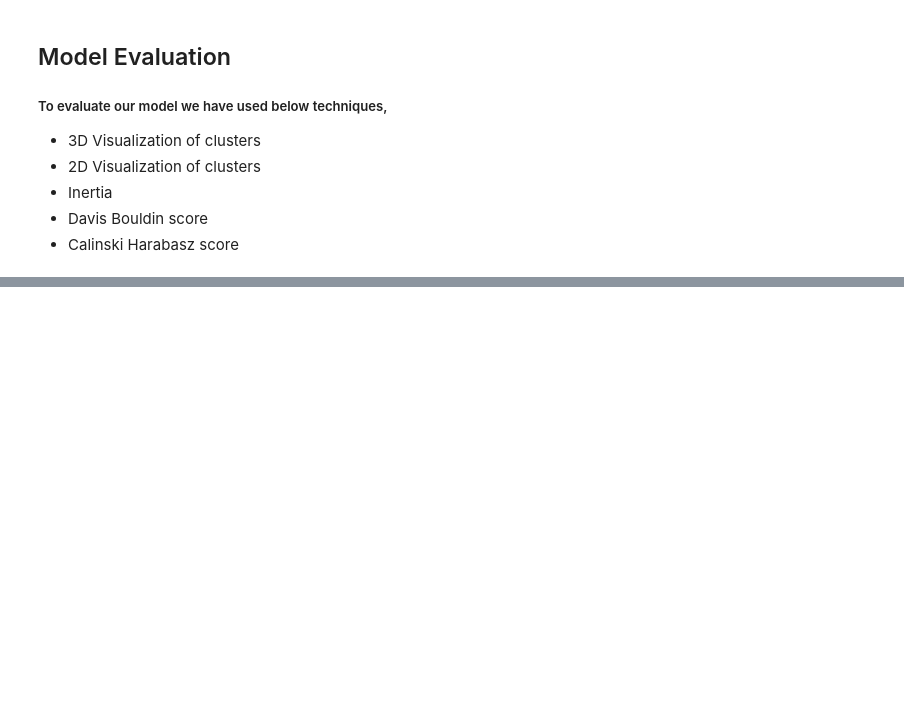
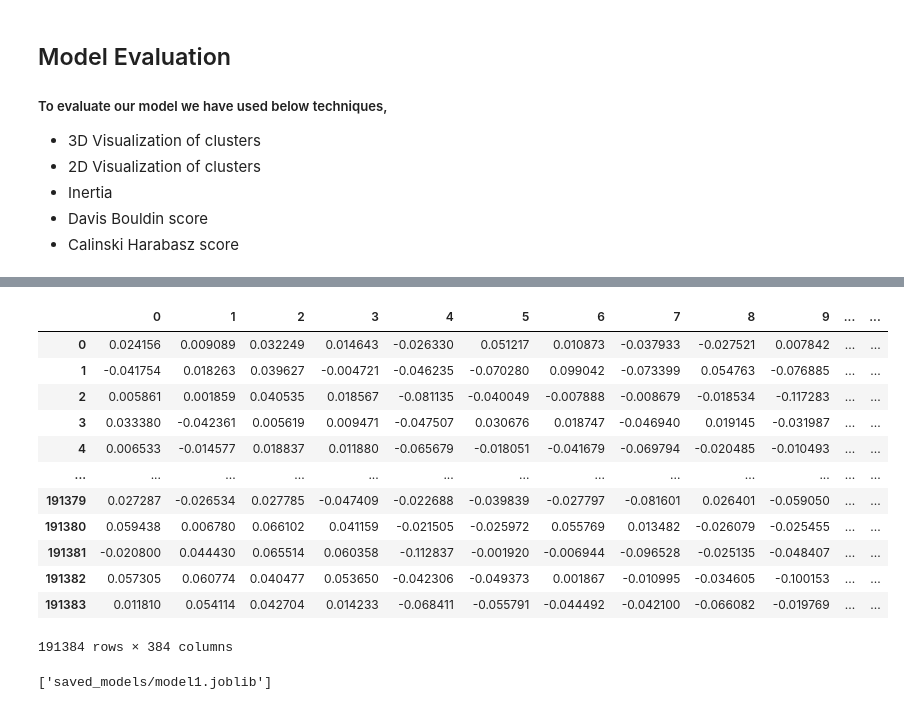
Before and after one commit to vimukthi69/DeepLearning_Project, a Jupyter notebook: Model1 (1).ipynb, the cells around one changed output, grey strips where cells are left out. Saved outputs shown, nothing was run; the diff lists cells and outputs as text; code cells hidden in the pictures; blank space fills up the shorter version.

```diff
--- a/Model1 (1).ipynb
+++ b/Model1 (1).ipynb
@@ -263,0 +268,18 @@ Calinski-Harabasz Index: 19154.576950845396
+# %%
+# Writing all miniLm embeddings to a CSV file
+df_embed = pd.DataFrame(review_embeddings)
+df_embed
+# %% [output]
+|  | 0 | 1 | 2 | 3 | 4 | 5 | 6 | 7 | 8 | 9 | ... | ... |
+| 0 | 0.024156 | 0.009089 | 0.032249 | 0.014643 | -0.026330 | 0.051217 | 0.010873 | -0.037933 | -0.027521 | 0.007842 | ... | ... |
+| 1 | -0.041754 | 0.018263 | 0.039627 | -0.004721 | -0.046235 | -0.070280 | 0.099042 | -0.073399 | 0.054763 | -0.076885 | ... | ... |
+| 2 | 0.005861 | 0.001859 | 0.040535 | 0.018567 | -0.081135 | -0.040049 | -0.007888 | -0.008679 | -0.018534 | -0.117283 | ... | ... |
+| 3 | 0.033380 | -0.042361 | 0.005619 | 0.009471 | -0.047507 | 0.030676 | 0.018747 | -0.046940 | 0.019145 | -0.031987 | ... | ... |
+| 4 | 0.006533 | -0.014577 | 0.018837 | 0.011880 | -0.065679 | -0.018051 | -0.041679 | -0.069794 | -0.020485 | -0.010493 | ... | ... |
+| ... | ... | ... | ... | ... | ... | ... | ... | ... | ... | ... | ... | ... |
+| 191379 | 0.027287 | -0.026534 | 0.027785 | -0.047409 | -0.022688 | -0.039839 | -0.027797 | -0.081601 | 0.026401 | -0.059050 | ... | ... |
+| 191380 | 0.059438 | 0.006780 | 0.066102 | 0.041159 | -0.021505 | -0.025972 | 0.055769 | 0.013482 | -0.026079 | -0.025455 | ... | ... |
+| 191381 | -0.020800 | 0.044430 | 0.065514 | 0.060358 | -0.112837 | -0.001920 | -0.006944 | -0.096528 | -0.025135 | -0.048407 | ... | ... |
+| 191382 | 0.057305 | 0.060774 | 0.040477 | 0.053650 | -0.042306 | -0.049373 | 0.001867 | -0.010995 | -0.034605 | -0.100153 | ... | ... |
+| 191383 | 0.011810 | 0.054114 | 0.042704 | 0.014233 | -0.068411 | -0.055791 | -0.044492 | -0.042100 | -0.066082 | -0.019769 | ... | ... |
+191384 rows × 384 columns
@@ -263,0 +288,5 @@ Calinski-Harabasz Index: 19154.576950845396
+# %%
+# Saving the model
+joblib.dump(clustering_model, 'saved_models/model1.joblib')
+# %% [output]
+['saved_models/model1.joblib']
```
Also changed, not shown: parts of 11 cells of this notebook.
